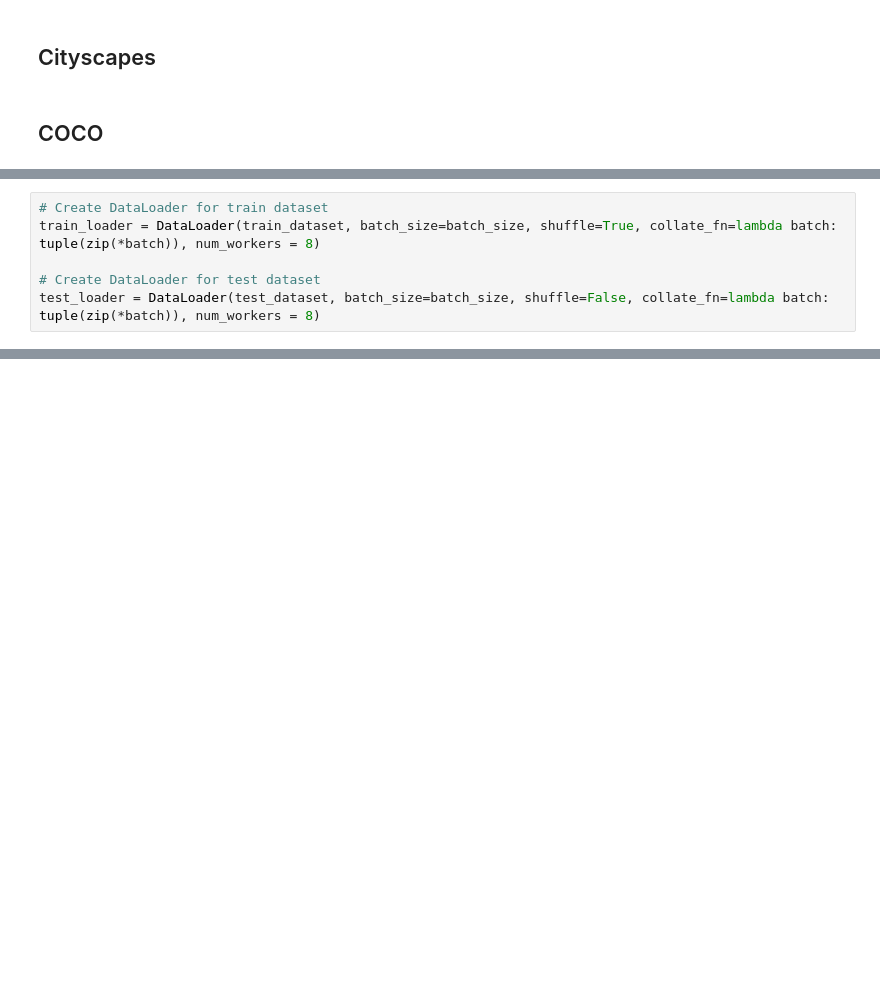
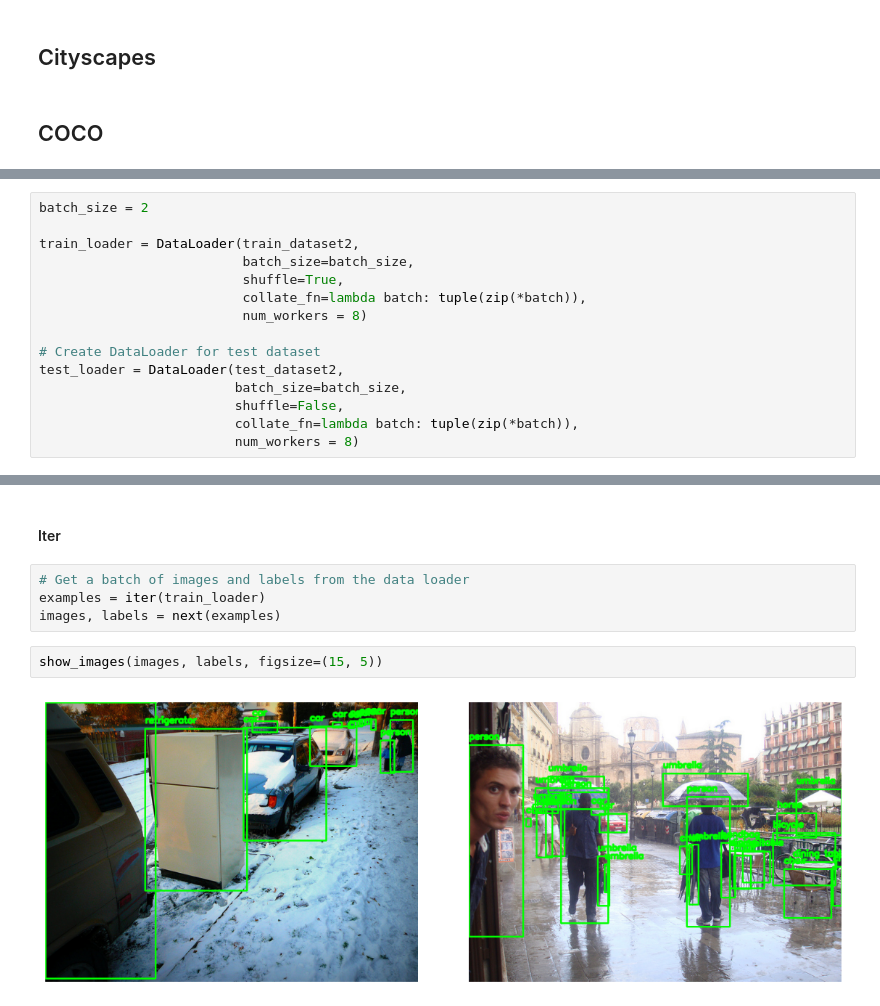
Before and after one commit to bthek1/DeepLearning, a Jupyter notebook: nbs/013_Datasets_and_DataLoaders.ipynb, the cells around one changed output, grey strips where cells are left out. Cells and saved outputs as stored; diff of their text form; blank space fills up the shorter version.

```diff
--- a/nbs/013_Datasets_and_DataLoaders.ipynb
+++ b/nbs/013_Datasets_and_DataLoaders.ipynb
@@ -747,7 +818,16 @@ TypeError: CocoDetection.__init__() got an unexpected keyword argument 'train'
 # %%
-# Create DataLoader for train dataset
-train_loader = DataLoader(train_dataset, batch_size=batch_size, shuffle=True, collate_fn=lambda batch: tuple(zip(*batch)), num_workers = 8)
+batch_size = 2
+
+train_loader = DataLoader(train_dataset2,
+                          batch_size=batch_size,
+                          shuffle=True,
+                          collate_fn=lambda batch: tuple(zip(*batch)),
+                          num_workers = 8)
 
 # Create DataLoader for test dataset
-test_loader = DataLoader(test_dataset, batch_size=batch_size, shuffle=False, collate_fn=lambda batch: tuple(zip(*batch)), num_workers = 8)
+test_loader = DataLoader(test_dataset2,
+                         batch_size=batch_size,
+                         shuffle=False,
+                         collate_fn=lambda batch: tuple(zip(*batch)),
+                         num_workers = 8)
 # %%
@@ -761,0 +915,10 @@ torch.Size([3, 375, 1242])
+# %% [markdown]
+#### Iter
+# %%
+# Get a batch of images and labels from the data loader
+examples = iter(train_loader)
+images, labels = next(examples)
+# %%
+show_images(images, labels, figsize=(15, 5))
+# %% [output]
+[figure, added]
```
Also changed, not shown: parts of 37 cells of this notebook, 6 other files.
